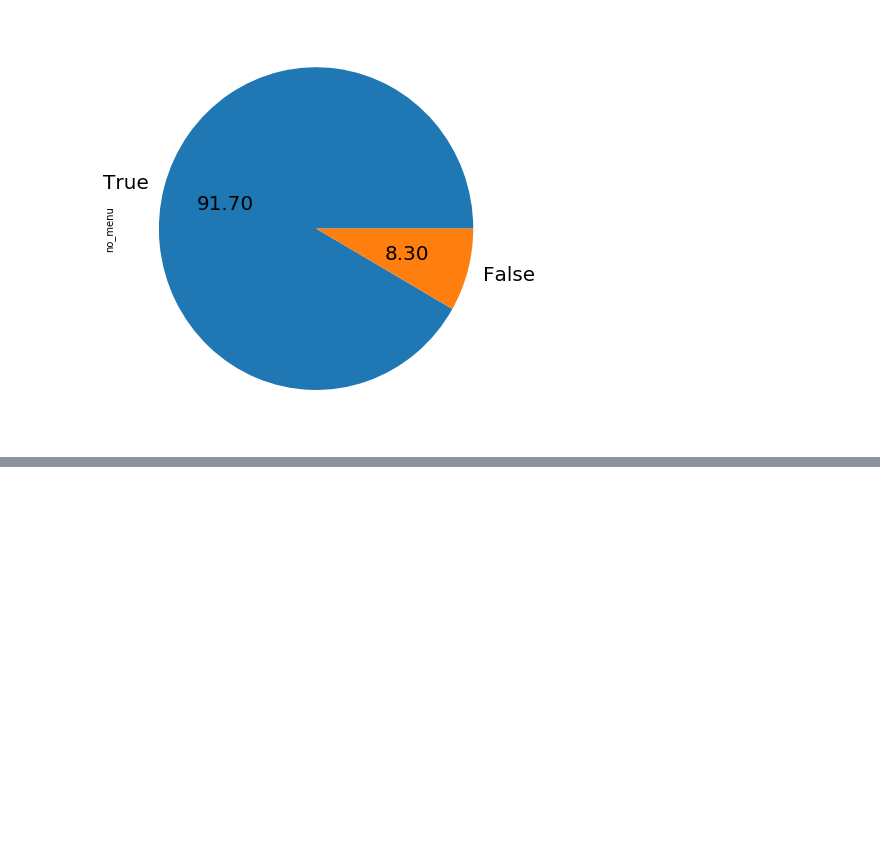
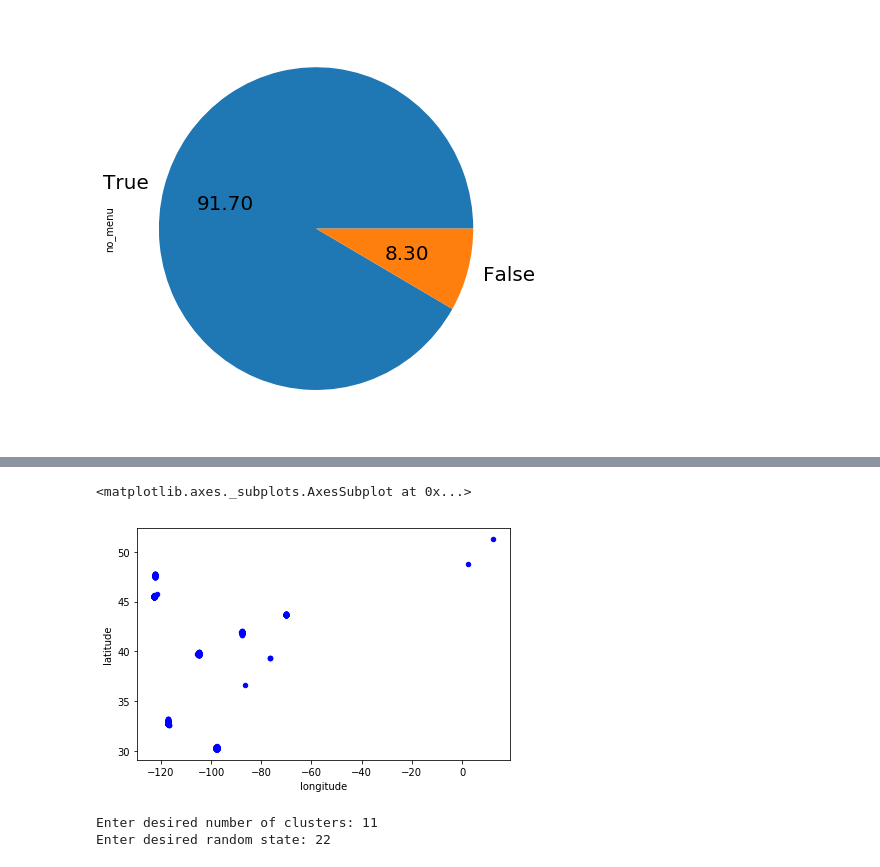
Before and after one commit to realsaul00/Breweries, a Jupyter notebook: topsix.ipynb, the cells around one changed output, grey strips where cells are left out. Drawn from its saved outputs; the diff is of its cells as text; code cells hidden in the pictures; blank space fills up the shorter version.

```diff
--- a/topsix.ipynb
+++ b/topsix.ipynb
@@ -307,0 +286,2 @@ GeocoderQuotaExceeded: HTTP Error 429: Too Many Requests
+# %%
+topsix2 = pd.read_csv('topsix2.csv', encoding="latin1")
@@ -307,0 +375,5 @@ GeocoderQuotaExceeded: HTTP Error 429: Too Many Requests
+# %%
+topsix2.plot(kind='scatter', x='longitude', y='latitude', color="blue")
+# %% [output]
+<matplotlib.axes._subplots.AxesSubplot at 0x...>
+[figure, added]
@@ -307,0 +386,16 @@ GeocoderQuotaExceeded: HTTP Error 429: Too Many Requests
+# %%
+from sklearn.cluster import KMeans
+
+a = int(input("Enter desired number of clusters: "))
+b = int(input("Enter desired random state: "))
+# Number of clusters
+dfa_kmeans = KMeans(n_clusters=a, n_init=b)
+# Fitting the input data
+dfa_kmeans = dfa_kmeans.fit(dfa)
+# Getting the cluster labels
+dfa_labels = dfa_kmeans.predict(dfa)
+# Centroid values
+dfa_centroids = dfa_kmeans.cluster_centers_
+# %% [output]
+Enter desired number of clusters: 11
+Enter desired random state: 22
```
Also changed, not shown: parts of 34 cells of this notebook.
